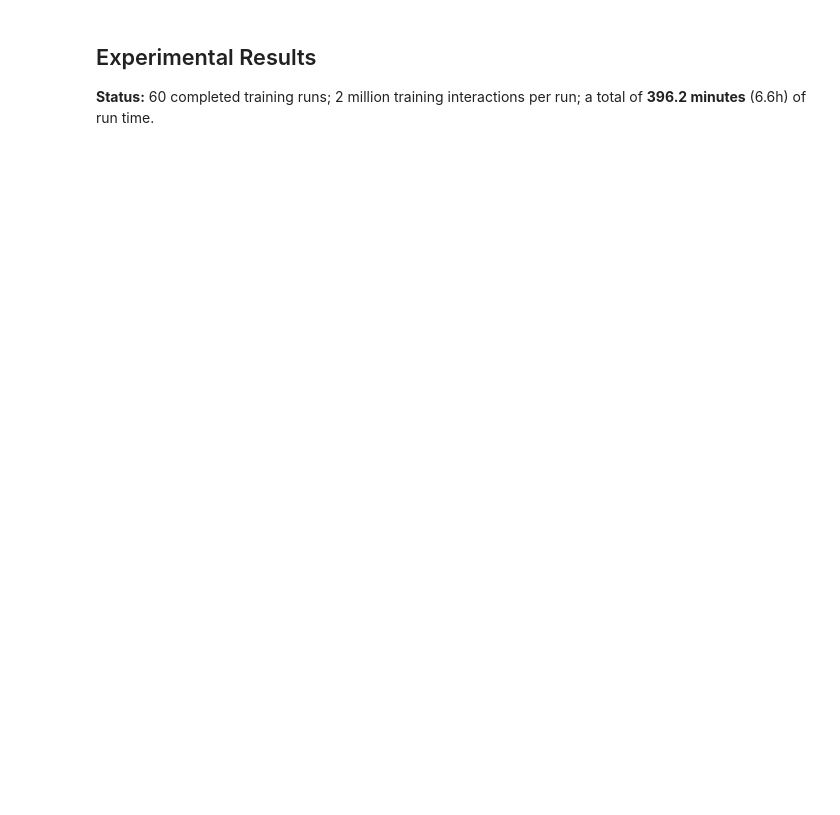
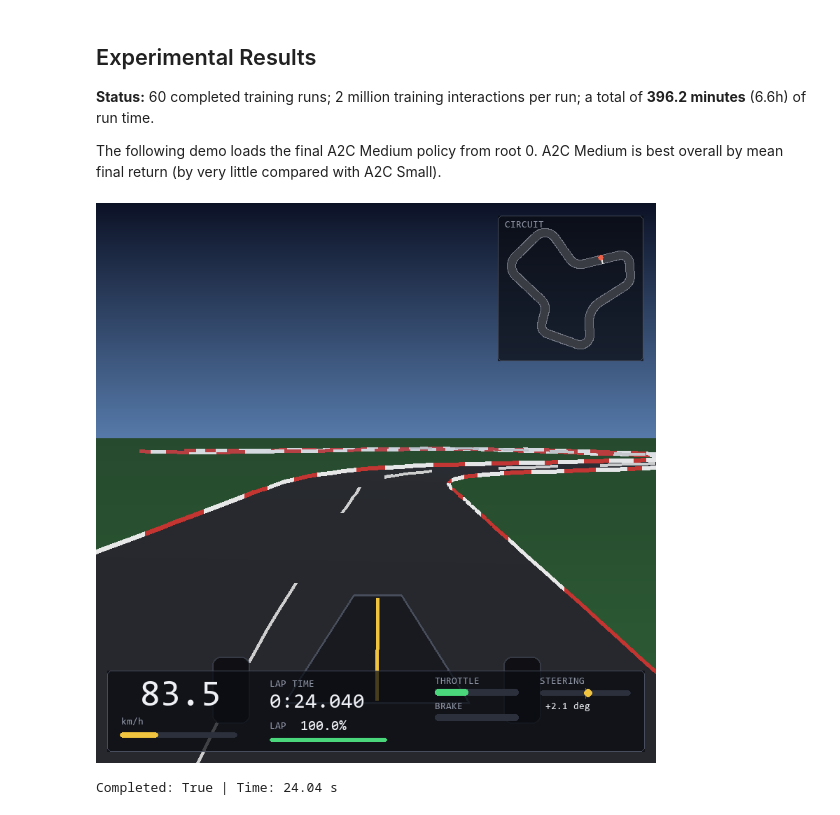
Before and after one commit to Filippo-Corti/CarRacingRL, a Jupyter notebook: 02-experiment-1.ipynb, the cells around one changed output. Cells and saved outputs as stored; diff of their text form; code cells hidden in the pictures; blank space fills up the shorter version.

Commit message:
docs: complete project presentation notebooks [ai]

```diff
--- a/02-experiment-1.ipynb
+++ b/02-experiment-1.ipynb
@@ -57,6 +57,49 @@ The final **learning rates** are:
 ## Experimental Results
 
 **Status:** 60 completed training runs; 2 million training interactions per run; a total of **396.2 minutes** (6.6h) of run time.
+
+
+The following demo loads the final A2C Medium policy from root 0. A2C Medium is best overall by mean final return (by very little compared with A2C Small).
+# %%
+from pathlib import Path
+from time import sleep
+
+from IPython.display import display
+from PIL import Image
+
+from configs import EnvironmentConfig, StartStateConfig
+from envs import RacingEnv, TrackWithGeometry
+from experiments.presentation_demo import SavedActor
+
+seed = 0
+run = Path("results/reported_experiments/experiment_1/a2c-medium-frenet-seed-0")
+policy = SavedActor.from_run(run, seed=seed)
+
+config = EnvironmentConfig(start=StartStateConfig(randomized=False))
+env = RacingEnv(
+    TrackWithGeometry.load("tracks/experiment_1.json"),
+    config=config,
+    render_mode="rgb_array",
+)
+observation, _ = env.reset(seed=seed)
+viewer = display(Image.fromarray(env.render()), display_id=True)
+
+try:
+    for step in range(config.simulation.max_episode_steps):
+        action = policy.action(observation)
+        observation, reward, terminated, truncated, info = env.step(action)
+        if step % 2 == 0 or terminated or truncated:
+            viewer.update(Image.fromarray(env.render()))
+            sleep(2 * config.simulation.agent_timestep)
+        if terminated or truncated:
+            break
+finally:
+    env.close()
+
+print(f"Completed: {info['lap_completed']} | Time: {info['elapsed_time']:.2f} s")
+# %% [output]
+[figure, added]
+Completed: True | Time: 24.04 s
 # %% [markdown]
 ### RQ1.1 Final Driving Performance
 
```
Also changed, not shown: parts of 6 cells of this notebook, 14 other files.
